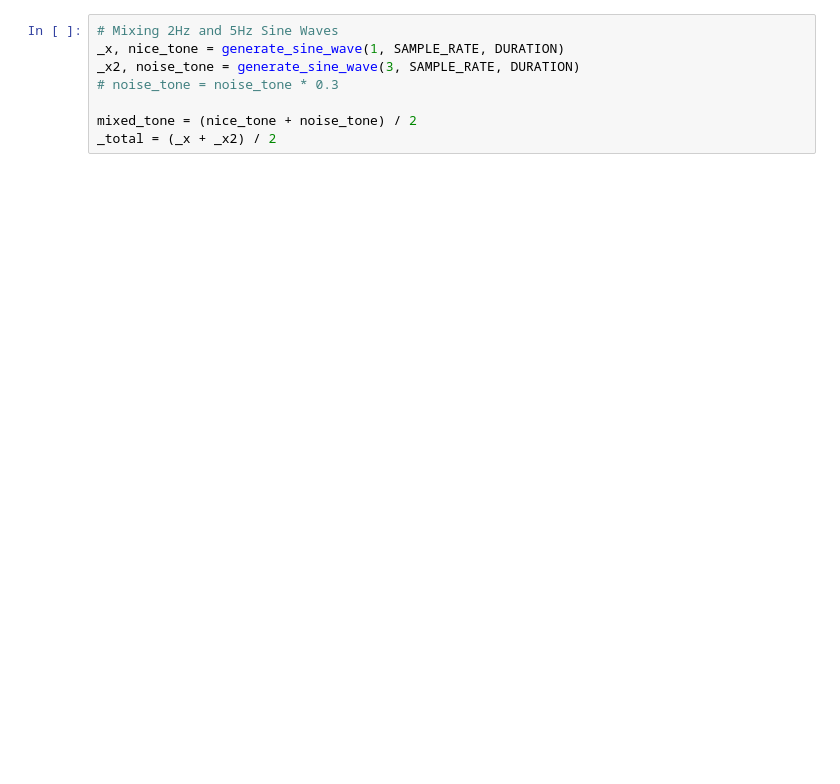
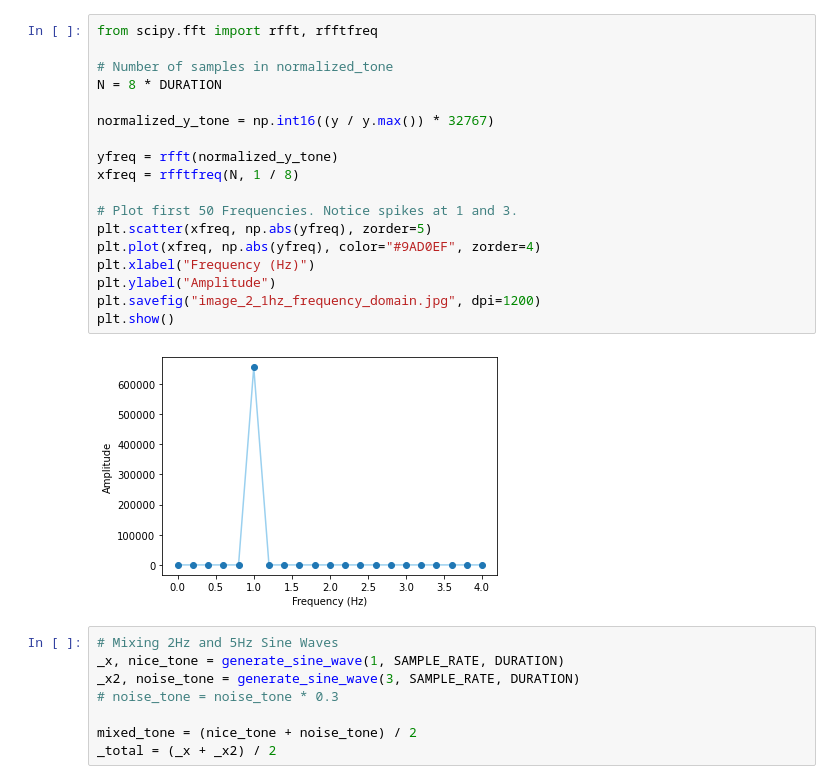
Before and after one commit to bennjii/fourier, a Jupyter notebook: theoretical_fourier.ipynb, the cells around one changed output. Cells and saved outputs as stored; diff of their text form; blank space fills up the shorter version.

```diff
--- a/theoretical_fourier.ipynb
+++ b/theoretical_fourier.ipynb
@@ -23,3 +27,23 @@ plt.show()
+# %%
+from scipy.fft import rfft, rfftfreq
+
+# Number of samples in normalized_tone
+N = 8 * DURATION
+
+normalized_y_tone = np.int16((y / y.max()) * 32767)
+
+yfreq = rfft(normalized_y_tone)
+xfreq = rfftfreq(N, 1 / 8)
+
+# Plot first 50 Frequencies. Notice spikes at 1 and 3.
+plt.scatter(xfreq, np.abs(yfreq), zorder=5)
+plt.plot(xfreq, np.abs(yfreq), color="#9AD0EF", zorder=4)
+plt.xlabel("Frequency (Hz)")
+plt.ylabel("Amplitude")
+plt.savefig("image_2_1hz_frequency_domain.jpg", dpi=1200)
+plt.show()
+# %% [output]
+[figure, added]
 # %%
 # Mixing 2Hz and 5Hz Sine Waves
 _x, nice_tone = generate_sine_wave(1, SAMPLE_RATE, DURATION)
```
Also changed, not shown: parts of 2 cells of this notebook, 5 other files.
